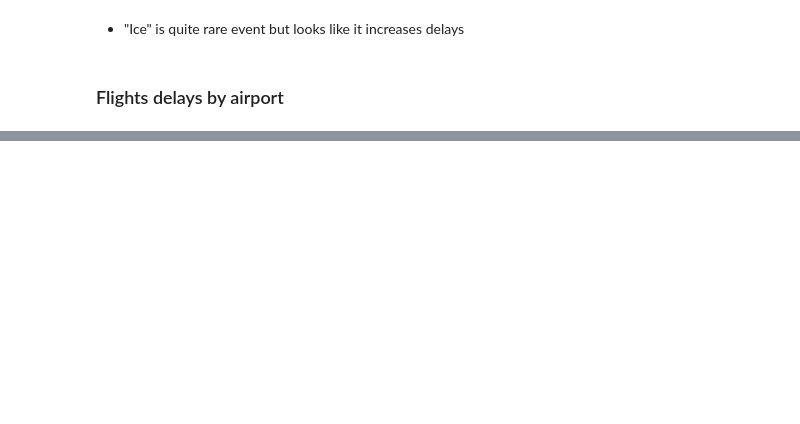
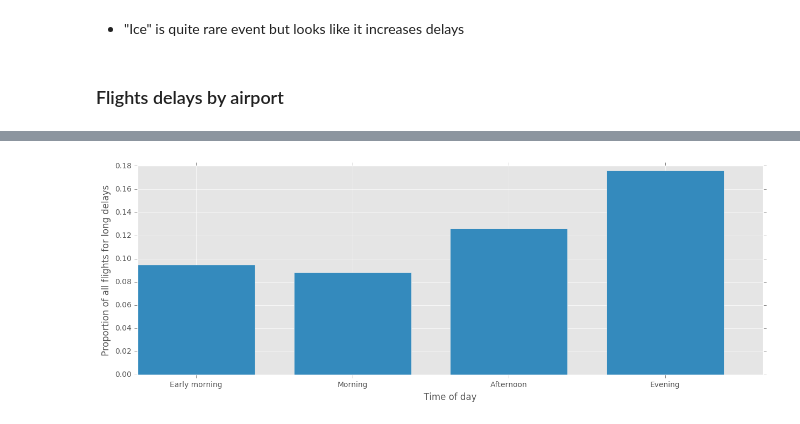
Before and after one commit to mattdns1006/flight, a Jupyter notebook: datatonic.ipynb, the cells around one changed output, grey strips where cells are left out. Saved outputs shown, nothing was run; the diff lists cells and outputs as text; code cells hidden in the pictures; blank space fills up the shorter version.

Commit message:
added time of day

```diff
--- a/datatonic.ipynb
+++ b/datatonic.ipynb
@@ -195,0 +261,15 @@ plt.scatter(x,)
+# %%
+flights_weather['Departure_schedule'] = flights_weather['Departure_schedule'].astype(str)
+def add_0(time):
+    if len(time) == 1:
+        return '000' + time
+    elif len(time) == 2:
+        return '00' + time
+    elif len(time) == 3:
+        return '0'+time
+    else:
+        return time
+flights_weather['Departure_schedule'] = flights_weather['Departure_schedule'].apply(add_0)
+flights_weather['Departure_schedule_hour'] = pd.to_datetime(flights_weather['Departure_schedule'], format='%H%M').dt.hour
+flights_weather['Time_of_day'] = pd.cut(flights_weather['Departure_schedule_hour'],np.arange(0,30,6),right=False,labels=['Early morning','Morning','Afternoon','Evening'])
+flights_weather[['Departure_schedule','Departure_schedule_hour','Time_of_day']].sample(5) # example
@@ -195,0 +283,13 @@ plt.scatter(x,)
+# %%
+time_of_day_delays = pd.crosstab(flights_weather['Time_of_day'],flights_weather['Departure_delay_bin'])
+time_of_day_delays_prop = time_of_day_delays.div(time_of_day_delays.sum(axis=1), axis=0)
+time_of_day_long_delays = time_of_day_delays_prop["Long Delay"]
+f, ax1 = plt.subplots(1, 1,figsize=FIG_SIZE)
+names = time_of_day_delays_prop.index
+idx = np.arange(1,names.size+1)
+width=0.75
+ax1.bar(idx,time_of_day_long_delays.values,width=width); ax1.set_xticklabels(names.tolist()); ax1.set_xticks(idx + width / 2);
+ax1.set_xlabel("Time of day"); ax1.set_ylabel("Proportion of all flights for long delays")
+plt.show()
+# %% [output]
+[figure, added]
```
Also changed, not shown: parts of 35 cells of this notebook.
